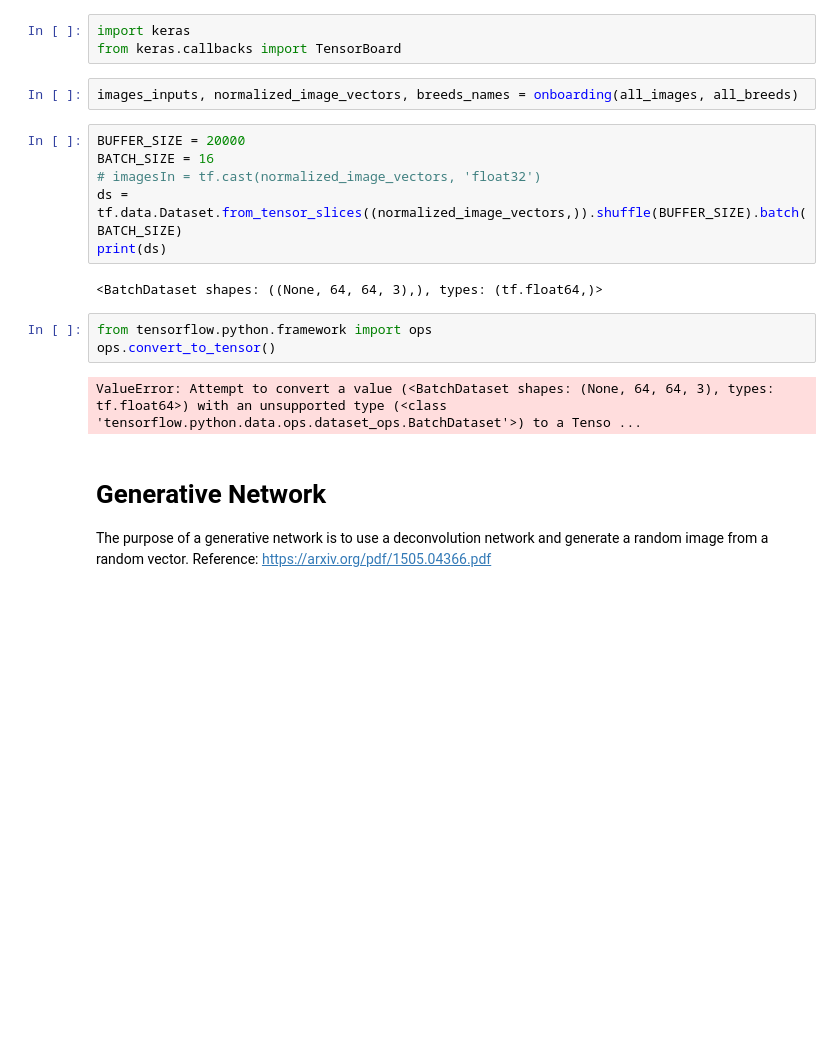
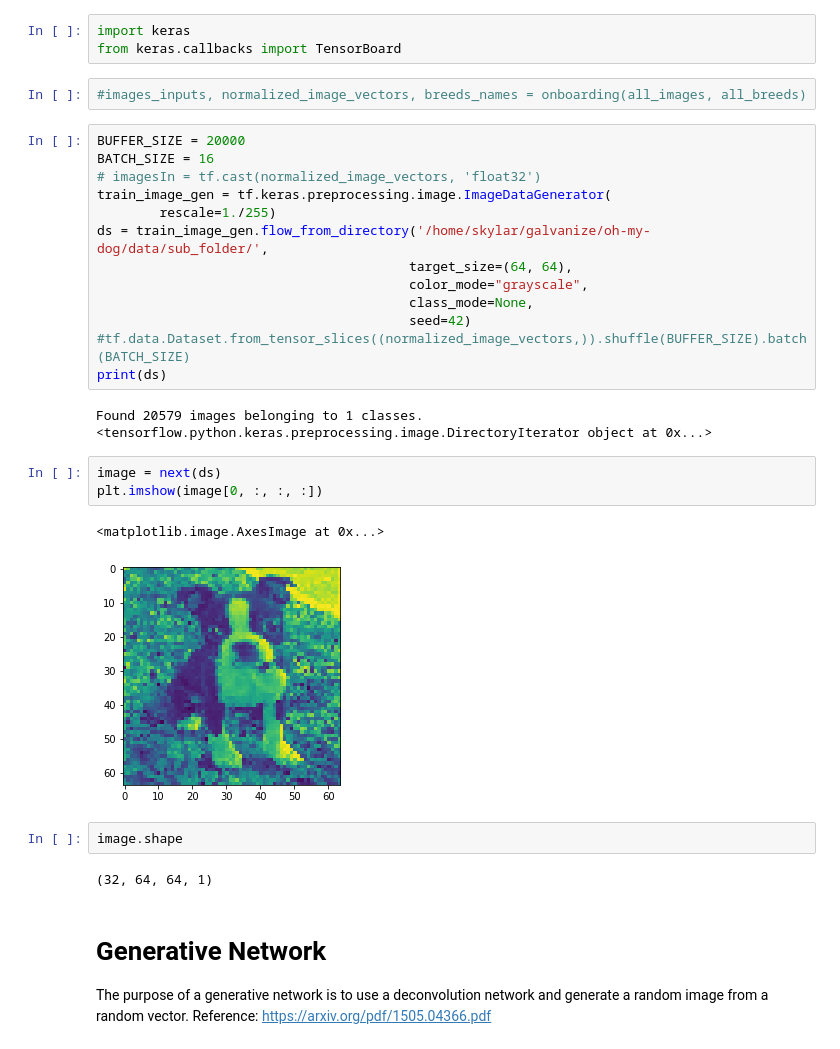
Before and after one commit to rghosh8/oh-my-dog, a Jupyter notebook: src/eda.ipynb, the cells around one changed output. Saved outputs shown, nothing was run; the diff lists cells and outputs as text; blank space fills up the shorter version.

Commit message:
converted over to a flow_from_directory generator for images

```diff
--- a/src/eda.ipynb
+++ b/src/eda.ipynb
@@ -71,20 +71,33 @@ tf.__version__
 import keras
 from keras.callbacks import TensorBoard
 # %%
-images_inputs, normalized_image_vectors, breeds_names = onboarding(all_images, all_breeds)
+#images_inputs, normalized_image_vectors, breeds_names = onboarding(all_images, all_breeds)
 # %%
 BUFFER_SIZE = 20000
 BATCH_SIZE = 16
 # imagesIn = tf.cast(normalized_image_vectors, 'float32')
-ds = tf.data.Dataset.from_tensor_slices((normalized_image_vectors,)).shuffle(BUFFER_SIZE).batch(BATCH_SIZE)
+train_image_gen = tf.keras.preprocessing.image.ImageDataGenerator(
+        rescale=1./255)
+ds = train_image_gen.flow_from_directory('/home/skylar/galvanize/oh-my-dog/data/sub_folder/',
+                                        target_size=(64, 64),
+                                        color_mode="grayscale",
+                                        class_mode=None,
+                                        seed=42)
+#tf.data.Dataset.from_tensor_slices((normalized_image_vectors,)).shuffle(BUFFER_SIZE).batch(BATCH_SIZE)
 print(ds)
 # %% [output]
-<BatchDataset shapes: ((None, 64, 64, 3),), types: (tf.float64,)>
+Found 20579 images belonging to 1 classes.
+<tensorflow.python.keras.preprocessing.image.DirectoryIterator object at 0x...>
-# %%
-from tensorflow.python.framework import ops
-ops.convert_to_tensor()
-# %% [output]
-ValueError: Attempt to convert a value (<BatchDataset shapes: (None, 64, 64, 3), types: tf.float64>) with an unsupported type (<class 'tensorflow.python.data.ops.dataset_ops.BatchDataset'>) to a Tenso ...
+# %%
+image = next(ds)
+plt.imshow(image[0, :, :, :])
+# %% [output]
+<matplotlib.image.AxesImage at 0x...>
+[figure, added]
+# %%
+image.shape
+# %% [output]
+(32, 64, 64, 1)
 # %% [markdown]
 # Generative Network
 
```
Also changed, not shown: parts of 5 cells of this notebook, 3 other files.
